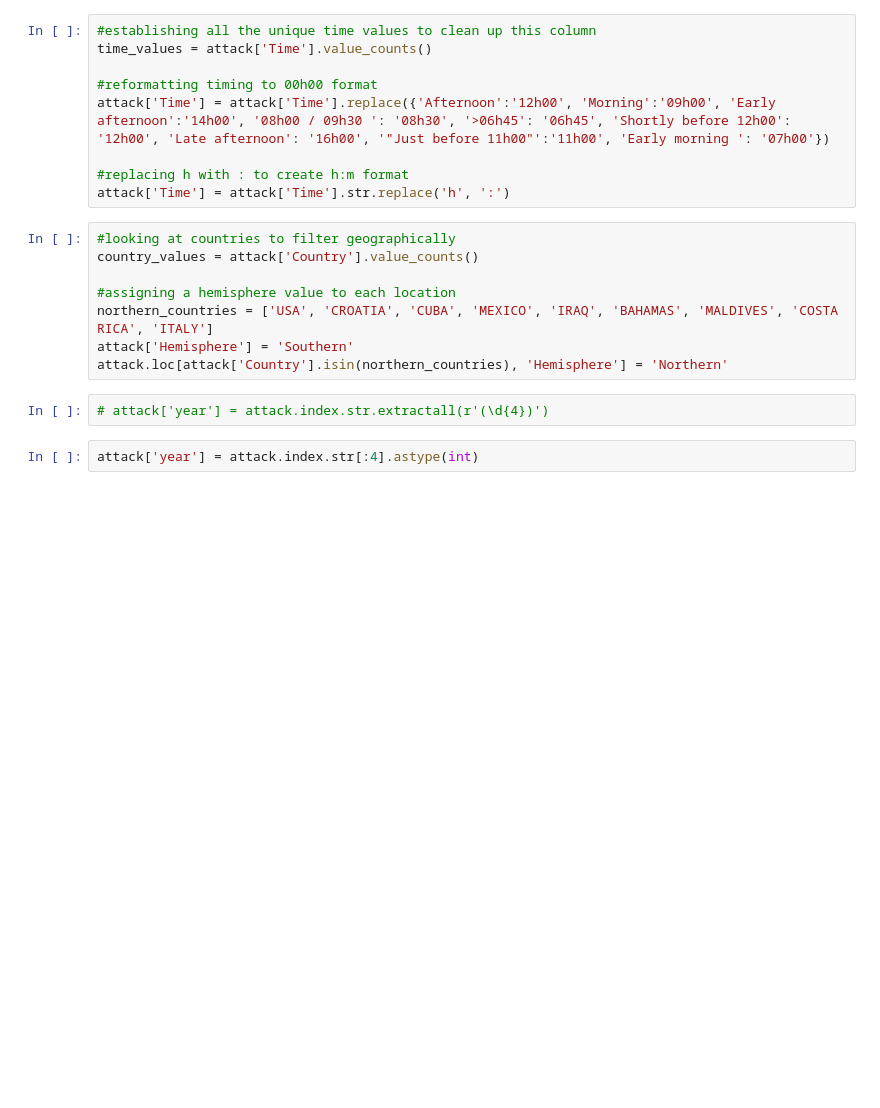
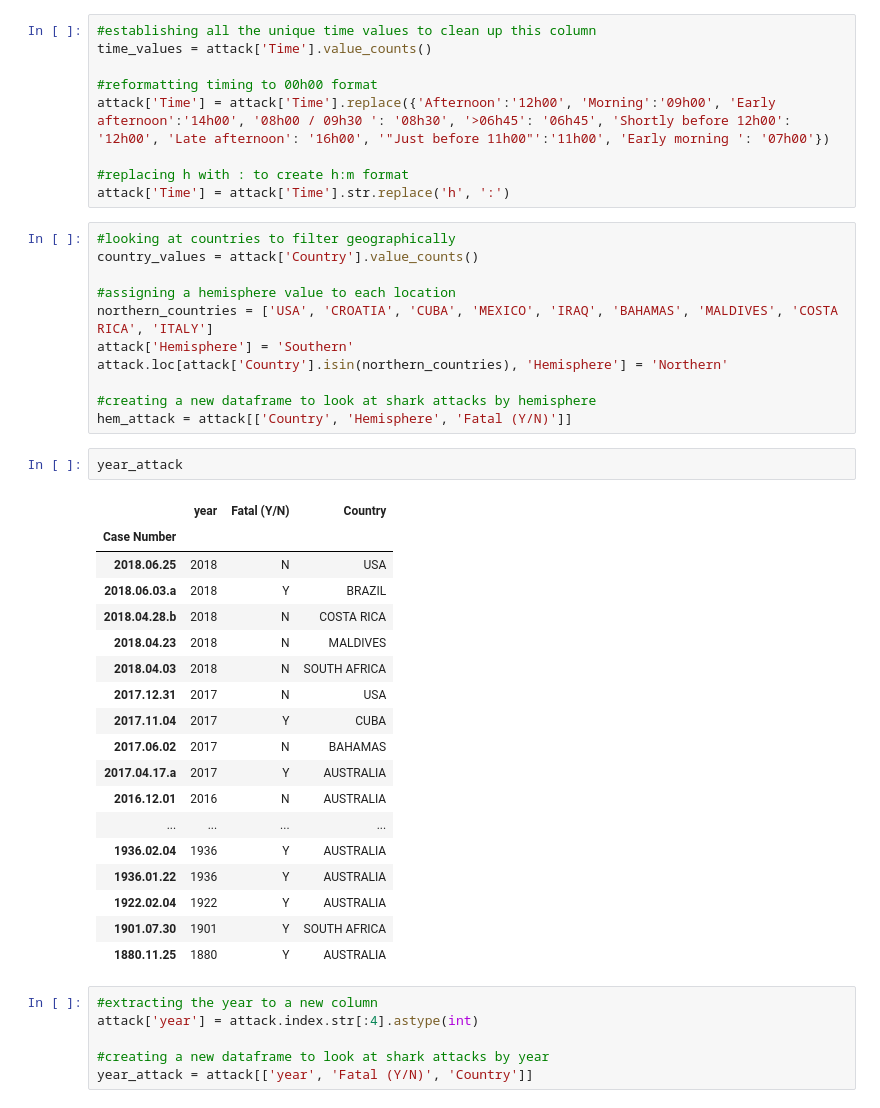
Before and after one commit to Detest9067/Project-1-Pandas, a Jupyter notebook: csv_clean.ipynb, the cells around one changed output. Drawn from its saved outputs; the diff is of its cells as text; blank space fills up the shorter version.

```diff
--- a/csv_clean.ipynb
+++ b/csv_clean.ipynb
@@ -51,7 +51,33 @@ country_values = attack['Country'].value_counts()
 northern_countries = ['USA', 'CROATIA', 'CUBA', 'MEXICO', 'IRAQ', 'BAHAMAS', 'MALDIVES', 'COSTA RICA', 'ITALY']
 attack['Hemisphere'] = 'Southern'
 attack.loc[attack['Country'].isin(northern_countries), 'Hemisphere'] = 'Northern'
+
+#creating a new dataframe to look at shark attacks by hemisphere
+hem_attack = attack[['Country', 'Hemisphere', 'Fatal (Y/N)']]
-# %%
-# attack['year'] = attack.index.str.extractall(r'(\d{4})')
+# %%
+year_attack
+# %% [output]
+|  | year | Fatal (Y/N) | Country |
+| Case Number |  |  |  |
+| 2018.06.25 | 2018 | N | USA |
+| 2018.06.03.a | 2018 | Y | BRAZIL |
+| 2018.04.28.b | 2018 | N | COSTA RICA |
+| 2018.04.23 | 2018 | N | MALDIVES |
+| 2018.04.03 | 2018 | N | SOUTH AFRICA |
+| 2017.12.31 | 2017 | N | USA |
+| 2017.11.04 | 2017 | Y | CUBA |
+| 2017.06.02 | 2017 | N | BAHAMAS |
+| 2017.04.17.a | 2017 | Y | AUSTRALIA |
+| 2016.12.01 | 2016 | N | AUSTRALIA |
+| ... | ... | ... | ... |
+| 1936.02.04 | 1936 | Y | AUSTRALIA |
+| 1936.01.22 | 1936 | Y | AUSTRALIA |
+| 1922.02.04 | 1922 | Y | AUSTRALIA |
+| 1901.07.30 | 1901 | Y | SOUTH AFRICA |
+| 1880.11.25 | 1880 | Y | AUSTRALIA |
 # %%
+#extracting the year to a new column
 attack['year'] = attack.index.str[:4].astype(int)
+
+#creating a new dataframe to look at shark attacks by year
+year_attack = attack[['year', 'Fatal (Y/N)', 'Country']]
```
Also changed, not shown: parts of 6 cells of this notebook, 5 other files.
